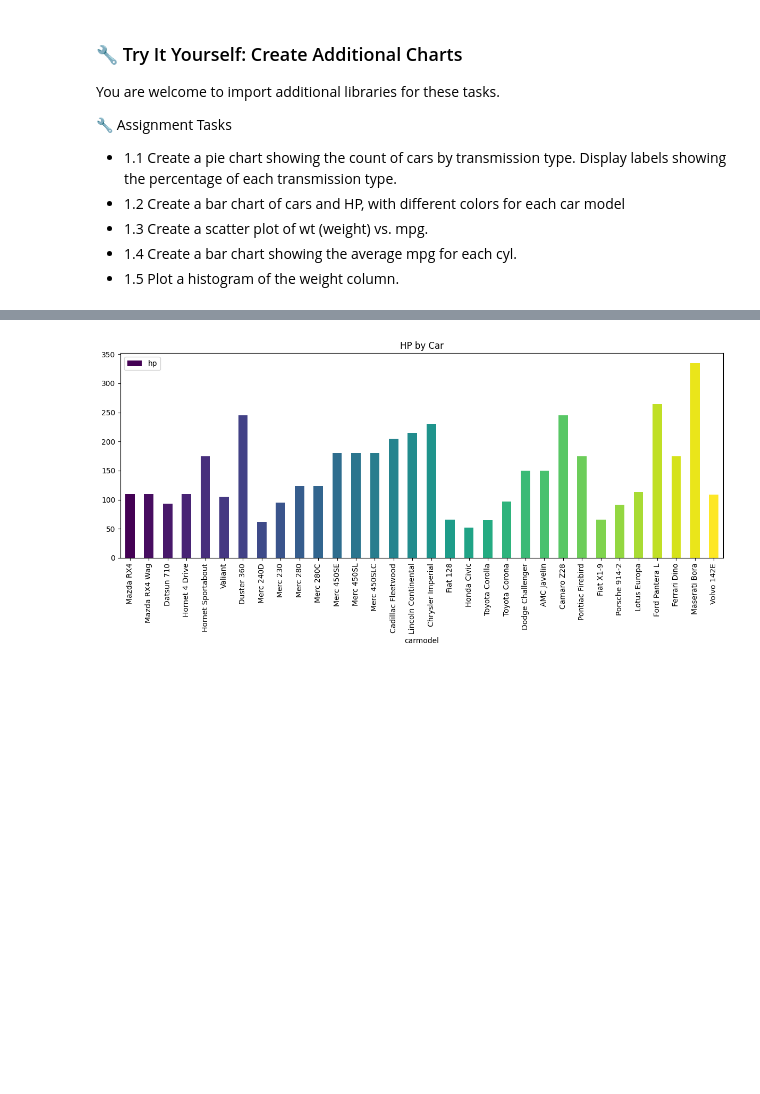
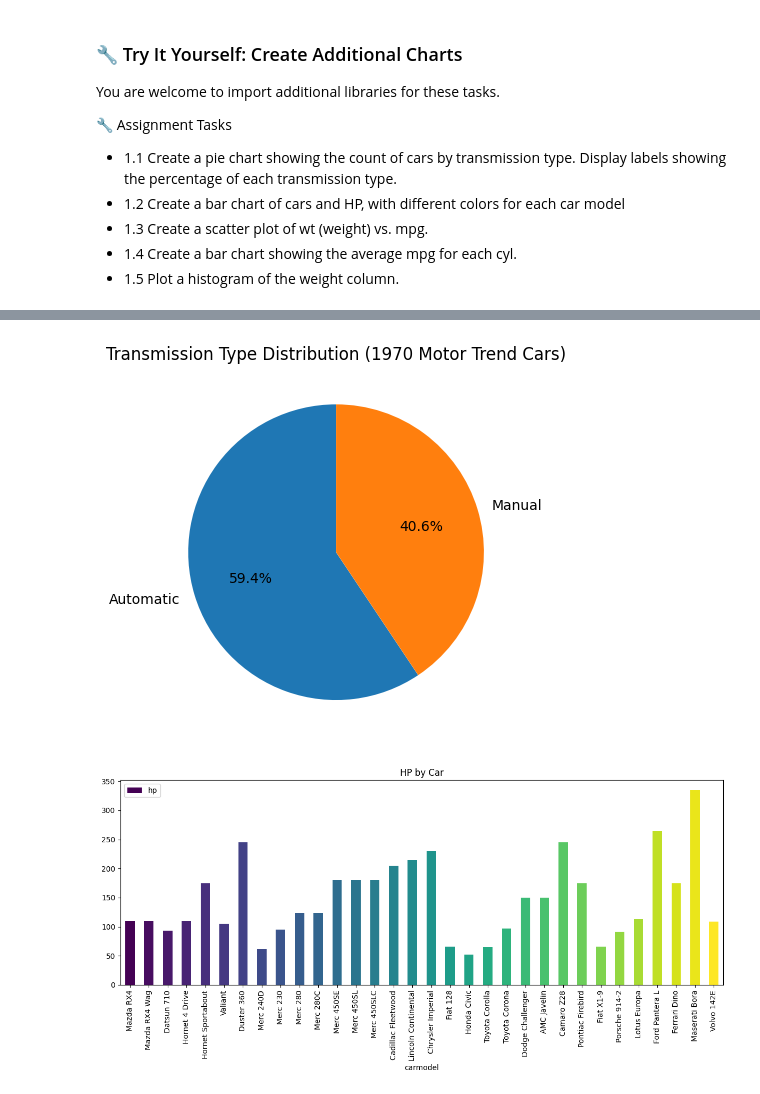
Before and after one commit to Jiaxuan-Peng/IS-4487, a Jupyter notebook: Labs/lab_03_visualization_intro.ipynb, the cells around one changed output, grey strips where cells are left out. Saved outputs shown, nothing was run; the diff lists cells and outputs as text; code cells hidden in the pictures; blank space fills up the shorter version.

```diff
--- a/Labs/lab_03_visualization_intro.ipynb
+++ b/Labs/lab_03_visualization_intro.ipynb
@@ -193,3 +194,26 @@ df.groupby('am').size().plot(kind='pie', autopct='%1.0f%%')# autopct controls ho
+# %%
+
+# Count cars by transmission type (am: 0 = automatic, 1 = manual)
+transmission_counts = df['am'].value_counts()
+
+# Map labels
+transmission_counts.index = transmission_counts.index.map({
+    0: 'Automatic',
+    1: 'Manual'
+})
+
+# Plot pie chart
+transmission_counts.plot(
+    kind='pie',
+    autopct='%1.1f%%',
+    startangle=90,
+    title='Transmission Type Distribution (1970 Motor Trend Cars)'
+)
+
+plt.ylabel('')  # remove default y-axis label
+plt.show()
+# %% [output]
+[figure, added]
 # %%
 # 1.2 Create a bar chart of cars and HP, with different colors for each car model
 from matplotlib import colors
```
Also changed, not shown: parts of 1 cell of this notebook.
